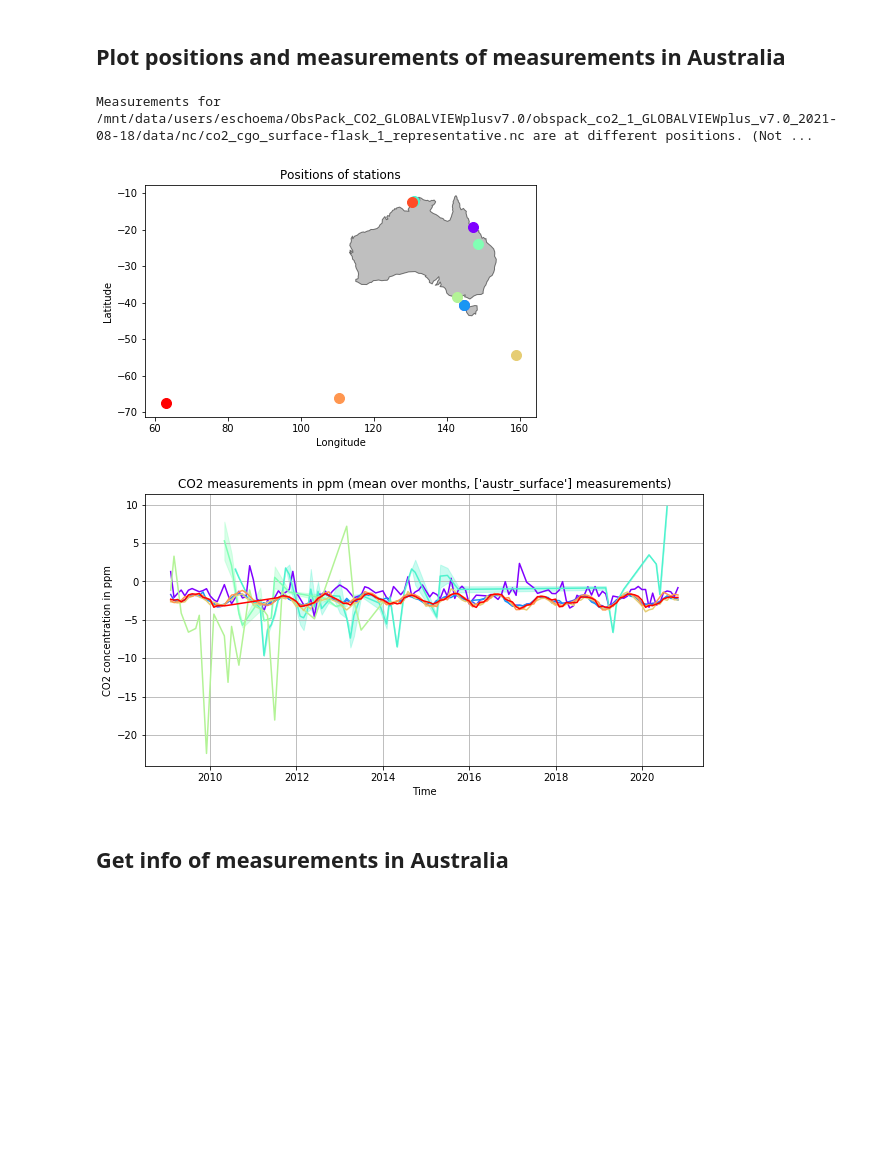
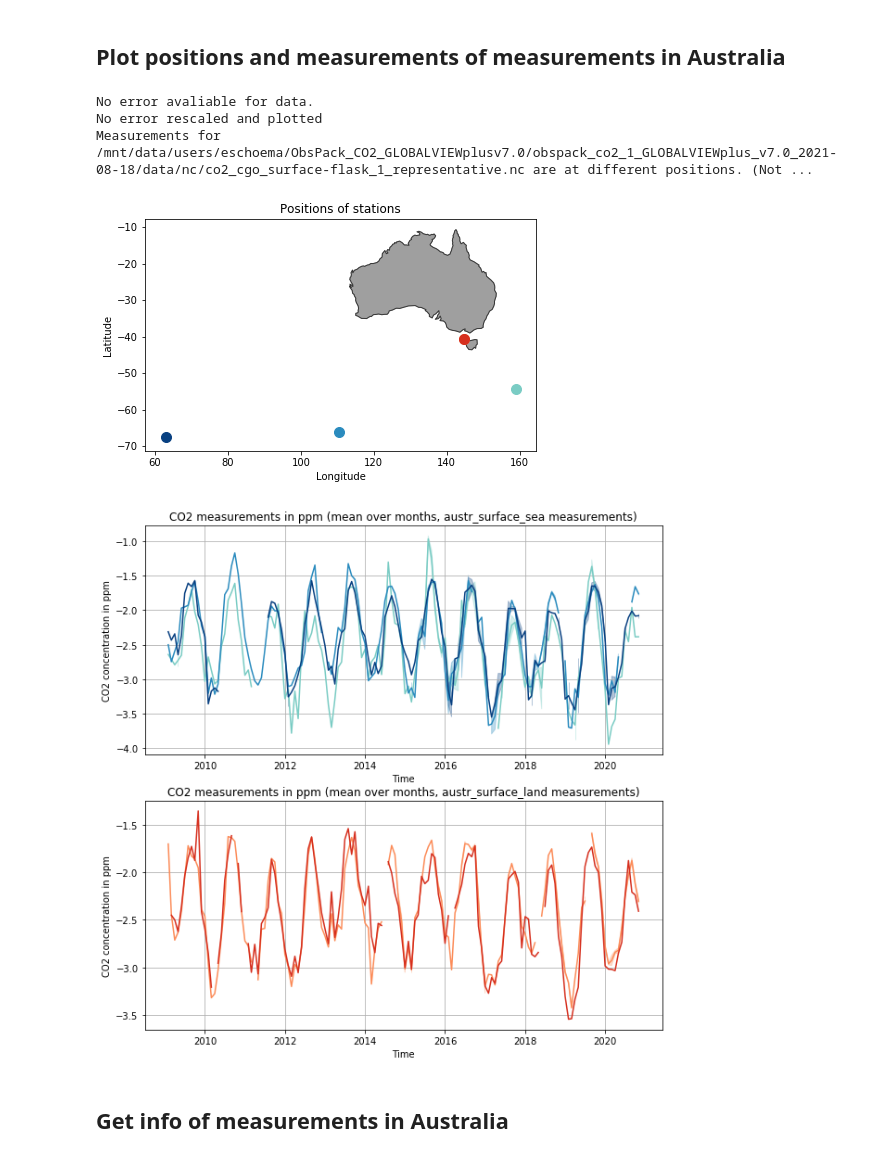
Before and after one commit to christopher-lw/ColumnFLEXPART, a Jupyter notebook: open_data/open_obspack.ipynb, the cells around one changed output. Cells and saved outputs as stored; diff of their text form; code cells hidden in the pictures; blank space fills up the shorter version.

```diff
--- a/open_data/open_obspack.ipynb
+++ b/open_data/open_obspack.ipynb
@@ -73,13 +73,13 @@ with open(f"/home/clueken/master/open_data/data/obspack_austr_surface.txt") as f
 ## Plot positions and measurements of measurements in Australia
 # %%
 ########################### inputs ####################################
-types = ["austr_surface"]#["newzea_surface","austr_surface_land"]#["austr_surface_sea", "austr_surface_land"] #
-cmaps = ["rainbow"]#["GnBu", "OrRd"] #
-same_plot = True
+types = ["austr_surface_sea", "austr_surface_land"] #["austr_surface"]#["newzea_surface","austr_surface_land"]#
+cmaps = ["GnBu", "OrRd"] #["rainbow"]#
+same_plot = False
 
 clip = [350, 430]
 mean = "months"
-err_mode = "std_dev"
+err_mode = "std_err"
 detrend_flag = True
 min_time = np.datetime64("2009")
 ########################### inputs ####################################
@@ -117,38 +117,53 @@ for i,key in enumerate(types):
 
     fig1, ax1 = add_world_map(fig1, ax1, country="Australia", color="gray", alpha=0.5, edgecolor="black")
 
     for j, f in enumerate(filenames):
 
         dataset = xr.open_mfdataset(f, combine='by_coords',concat_dim='None')
 
         try:
             assert len(np.unique(dataset.longitude)) == 1
         except AssertionError:
             print(f"Measurements for {f} are at different positions. (Not shown)")
             continue
 
         ax1.scatter(dataset.longitude[0], dataset.latitude[0], color=colors[j], s=100)
 
         values, errors, times = avg_by_time(dataset, mean_ind, err_mode)
         values = values*1e6
-        errors = errors*1e6
+        err_flag = True
+        try:
+            errors = errors*1e6
+        except TypeError:
+            err_flag=False
+            print("No error rescaled and plotted")
+
         mask = (clip[0] < values) * (values < clip[1]) * (times > min_time) if clip is not None else times > min_time
         values = values[mask]
         times = times[mask]
+        errors = errors[mask] if err_flag else errors
+
         if len(values) == 0:
             continue
+
         values = detrend_hawaii(values, times) if detrend_flag else values
-        try:
-            a.fill_between(times, values-errors, values+errors, alpha=0.3, color=colors[j])
-        except:
-            None
 
+        df = merge_arange(times, values, np.min(times), np.max(times), "M")
+        if err_flag:
+            df2 = merge_arange(times, errors, np.min(times), np.max(times), "M")
+            errors = df2["values"].to_numpy()
+        values = df["values"].to_numpy()
+        times = df["times"].to_numpy()
+
+        a.fill_between(times, values-errors, values+errors, alpha=0.3, color=colors[j]) if err_flag else None
         a.plot(times, values, color=colors[j])
 
 #fig1.savefig("/home/clueken/master/open_data/figures/obspack/map_surface.pdf")
 #fig2.savefig("/home/clueken/master/open_data/figures/obspack/data_sea_land.pdf")
 # %% [output]
+No error avaliable for data.
+No error rescaled and plotted
 Measurements for /mnt/data/users/eschoema/ObsPack_CO2_GLOBALVIEWplusv7.0/obspack_co2_1_GLOBALVIEWplus_v7.0_2021-08-18/data/nc/co2_cgo_surface-flask_1_representative.nc are at different positions. (Not ...
-[figure, old version]
+[figure, new version]
-[figure, old version]
+[figure, new version]
 # %%
```
Also changed, not shown: parts of 5 cells of this notebook, 1 other file.
